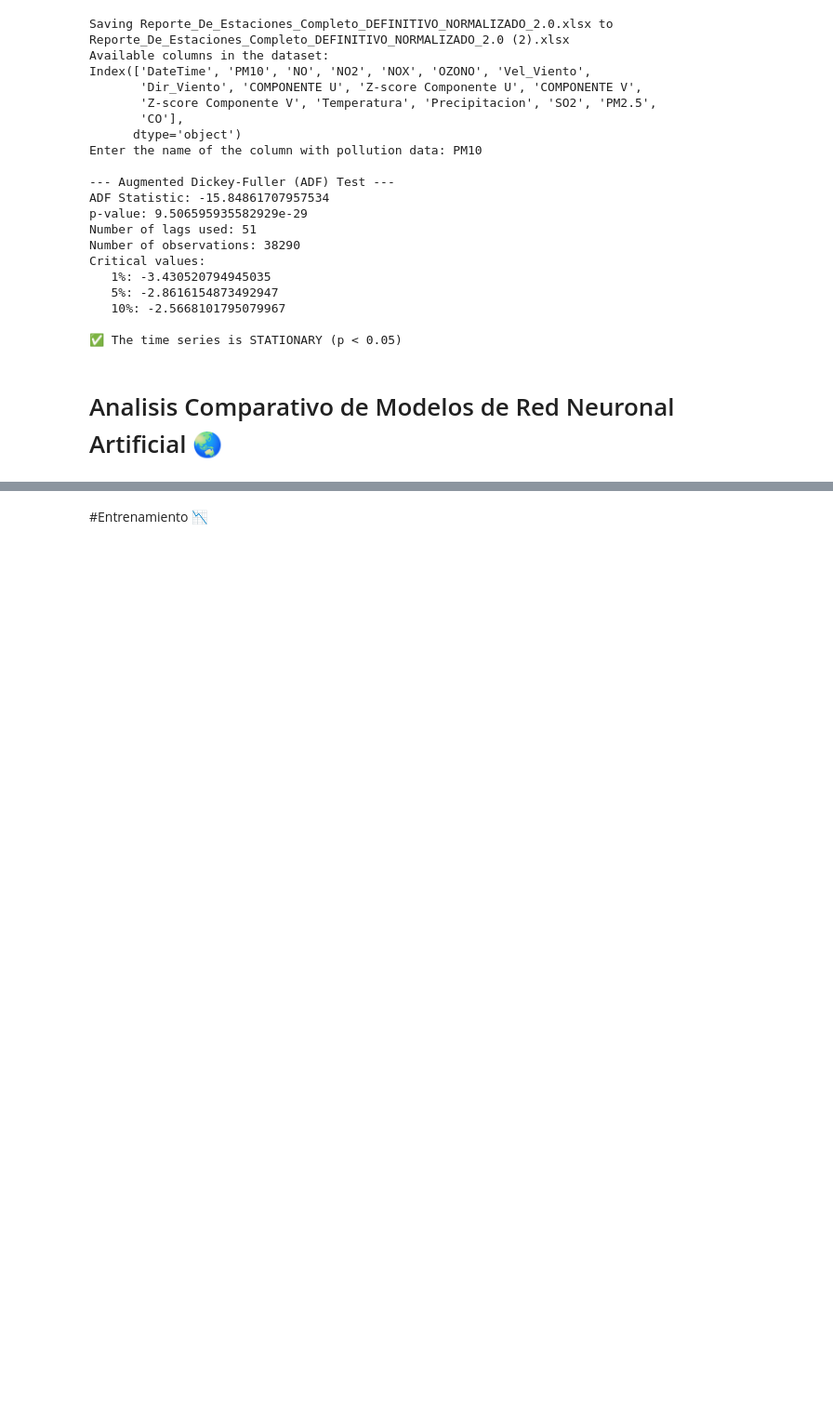
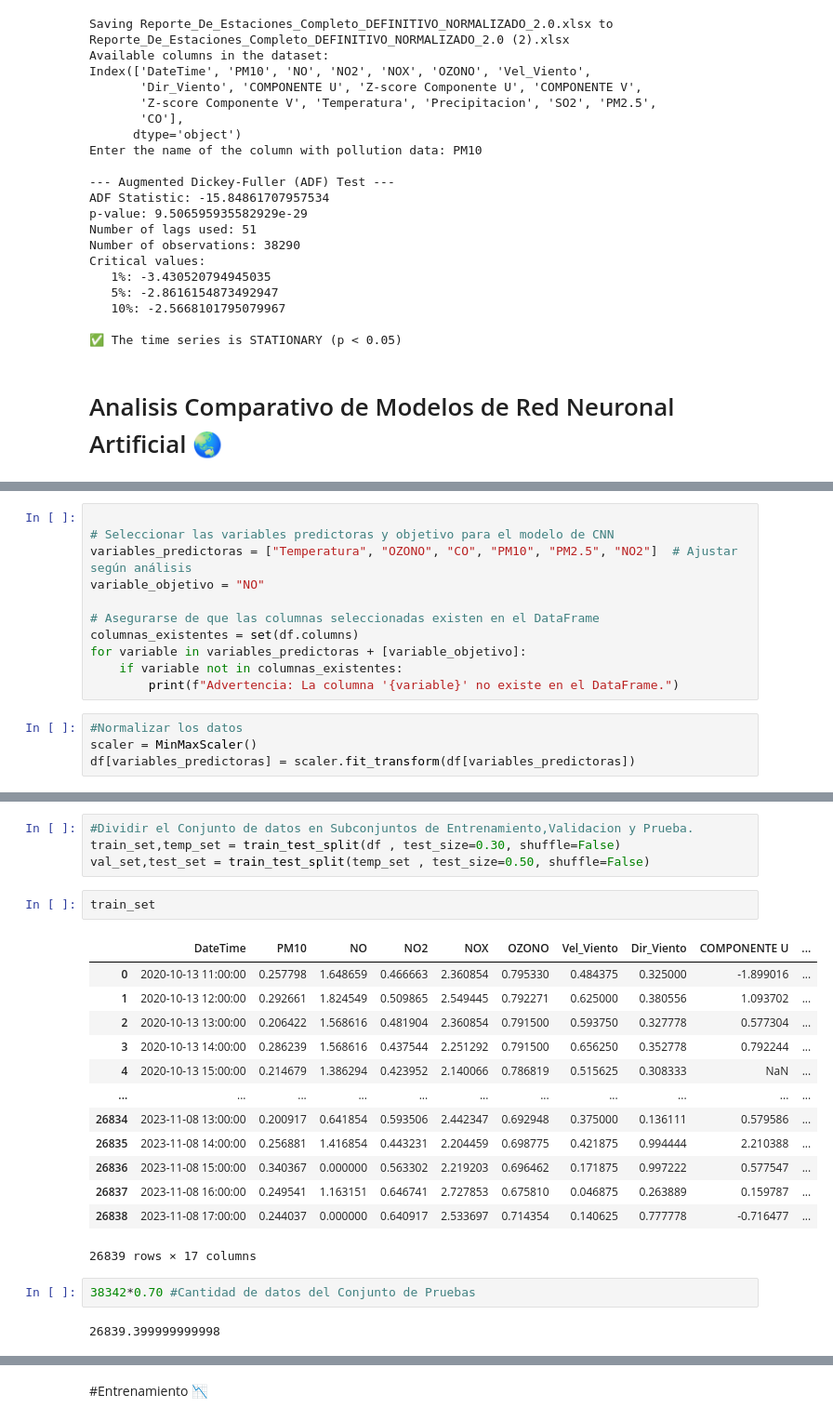
Before and after one commit to DYNAMO12345/ATmega328P-PU, a Jupyter notebook: Implementación_de_Redes_Neuronales_Artificiales_(RNA)_para_la_Predicción_de_Contaminación_del_Aire_1_0.ipynb, the cells around one changed output, grey strips where cells are left out. Shown at 93% size. Cells and saved outputs as stored; diff of their text form; blank space fills up the shorter version.

```diff
--- a/Implementación_de_Redes_Neuronales_Artificiales_(RNA)_para_la_Predicción_de_Contaminación_del_Aire_1_0.ipynb
+++ b/Implementación_de_Redes_Neuronales_Artificiales_(RNA)_para_la_Predicción_de_Contaminación_del_Aire_1_0.ipynb
@@ -813,0 +890,15 @@ Critical values:
+# %%
+
+# Seleccionar las variables predictoras y objetivo para el modelo de CNN
+variables_predictoras = ["Temperatura", "OZONO", "CO", "PM10", "PM2.5", "NO2"]  # Ajustar según análisis
+variable_objetivo = "NO"
+
+# Asegurarse de que las columnas seleccionadas existen en el DataFrame
+columnas_existentes = set(df.columns)
+for variable in variables_predictoras + [variable_objetivo]:
+    if variable not in columnas_existentes:
+        print(f"Advertencia: La columna '{variable}' no existe en el DataFrame.")
+# %%
+#Normalizar los datos
+scaler = MinMaxScaler()
+df[variables_predictoras] = scaler.fit_transform(df[variables_predictoras])
@@ -813,0 +921,24 @@ Critical values:
+# %%
+#Dividir el Conjunto de datos en Subconjuntos de Entrenamiento,Validacion y Prueba.
+train_set,temp_set = train_test_split(df , test_size=0.30, shuffle=False)
+val_set,test_set = train_test_split(temp_set , test_size=0.50, shuffle=False)
+# %%
+train_set
+# %% [output]
+|  | DateTime | PM10 | NO | NO2 | NOX | OZONO | Vel_Viento | Dir_Viento | COMPONENTE U | ... |
+| 0 | 2020-10-13 11:00:00 | 0.257798 | 1.648659 | 0.466663 | 2.360854 | 0.795330 | 0.484375 | 0.325000 | -1.899016 | ... |
+| 1 | 2020-10-13 12:00:00 | 0.292661 | 1.824549 | 0.509865 | 2.549445 | 0.792271 | 0.625000 | 0.380556 | 1.093702 | ... |
+| 2 | 2020-10-13 13:00:00 | 0.206422 | 1.568616 | 0.481904 | 2.360854 | 0.791500 | 0.593750 | 0.327778 | 0.577304 | ... |
+| 3 | 2020-10-13 14:00:00 | 0.286239 | 1.568616 | 0.437544 | 2.251292 | 0.791500 | 0.656250 | 0.352778 | 0.792244 | ... |
+| 4 | 2020-10-13 15:00:00 | 0.214679 | 1.386294 | 0.423952 | 2.140066 | 0.786819 | 0.515625 | 0.308333 | NaN | ... |
+| ... | ... | ... | ... | ... | ... | ... | ... | ... | ... | ... |
+| 26834 | 2023-11-08 13:00:00 | 0.200917 | 0.641854 | 0.593506 | 2.442347 | 0.692948 | 0.375000 | 0.136111 | 0.579586 | ... |
+| 26835 | 2023-11-08 14:00:00 | 0.256881 | 1.416854 | 0.443231 | 2.204459 | 0.698775 | 0.421875 | 0.994444 | 2.210388 | ... |
+| 26836 | 2023-11-08 15:00:00 | 0.340367 | 0.000000 | 0.563302 | 2.219203 | 0.696462 | 0.171875 | 0.997222 | 0.577547 | ... |
+| 26837 | 2023-11-08 16:00:00 | 0.249541 | 1.163151 | 0.646741 | 2.727853 | 0.675810 | 0.046875 | 0.263889 | 0.159787 | ... |
+| 26838 | 2023-11-08 17:00:00 | 0.244037 | 0.000000 | 0.640917 | 2.533697 | 0.714354 | 0.140625 | 0.777778 | -0.716477 | ... |
+26839 rows × 17 columns
+# %%
+38342*0.70 #Cantidad de datos del Conjunto de Pruebas
+# %% [output]
+26839.399999999998
```
Also changed, not shown: parts of 17 cells of this notebook.
